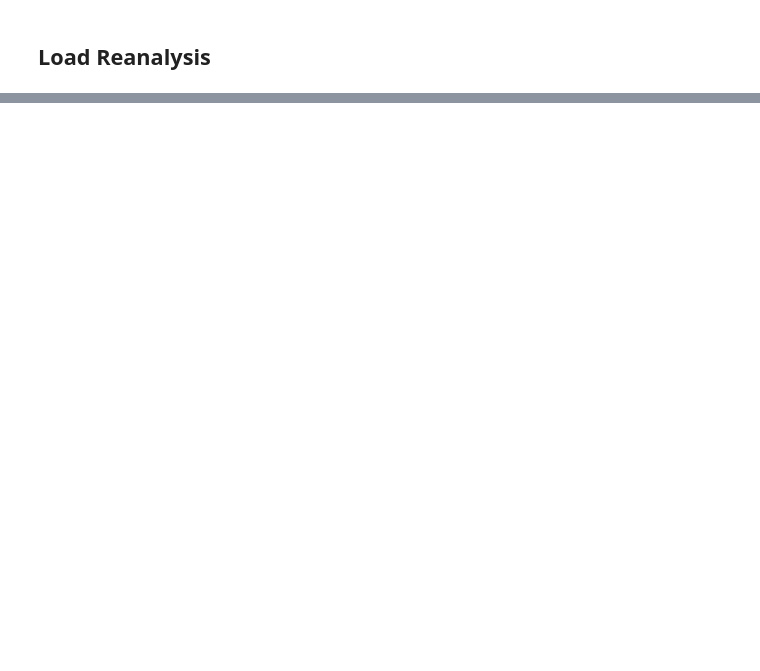
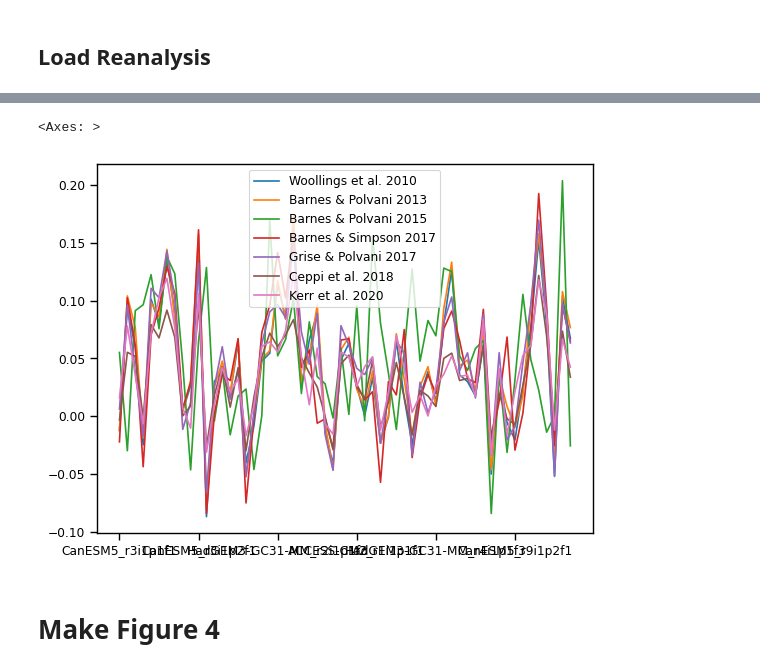
Before and after one commit to Thomasjkeel/uncertainty-in-npac-jet-shift, a Jupyter notebook: Figure_4.ipynb, the cells around one changed output, grey strips where cells are left out. Cells and saved outputs as stored; diff of their text form; code cells hidden in the pictures; blank space fills up the shorter version.

```diff
--- a/Figure_4.ipynb
+++ b/Figure_4.ipynb
@@ -393,0 +729,28 @@ ncepdoe2_npac_day_dict['Kerr2020_NorthPacific'] = pd.read_csv('/home/thomaskeel/
+# %%
+%%time
+## takes ~5.5 minutes on Intel i7-10750
+
+ssp585_djf_jet_lat_mean_dict = {}
+ssp585_mam_jet_lat_mean_dict = {}
+ssp585_jja_jet_lat_mean_dict = {}
+ssp585_son_jet_lat_mean_dict = {}
+
+ssp585_djf_jet_lat_trend_dict = {}
+ssp585_mam_jet_lat_trend_dict = {}
+ssp585_jja_jet_lat_trend_dict = {}
+ssp585_son_jet_lat_trend_dict = {}
+
+for metric in metric_names:
+    print(metric)
+    if metric == "Bracegirdle et al. 2018":
+        ## ignore because only calculated by annual scale
+        continue
+    ssp585_djf_jet_lat_mean_dict[metric] = all_df_npac_future_dataset[metric][all_df_npac_future_dataset[metric].index.month.isin([12, 1, 2])].mean()
+    ssp585_mam_jet_lat_mean_dict[metric] = all_df_npac_future_dataset[metric][all_df_npac_future_dataset[metric].index.month.isin([3, 4, 5])].mean()
+    ssp585_jja_jet_lat_mean_dict[metric] = all_df_npac_future_dataset[metric][all_df_npac_future_dataset[metric].index.month.isin([6, 7, 8])].mean()
+    ssp585_son_jet_lat_mean_dict[metric] = all_df_npac_future_dataset[metric][all_df_npac_future_dataset[metric].index.month.isin([9, 10, 11])].mean()
+
+    ssp585_djf_jet_lat_trend_dict[metric] = all_df_npac_future_dataset[metric][all_df_npac_future_dataset[metric].index.month.isin([12, 1, 2])].apply(lambda col: get_year_gradient_of_trend(pd.DataFrame(col), col.name), axis=0)
+    ssp585_mam_jet_lat_trend_dict[metric] = all_df_npac_future_dataset[metric][all_df_npac_future_dataset[metric].index.month.isin([3, 4, 5])].apply(lambda col: get_year_gradient_of_trend(pd.DataFrame(col), col.name), axis=0)
+    ssp585_jja_jet_lat_trend_dict[metric] = all_df_npac_future_dataset[metric][all_df_npac_future_dataset[metric].index.month.isin([6, 7, 8])].apply(lambda col: get_year_gradient_of_trend(pd.DataFrame(col), col.name), axis=0)
+    ssp585_son_jet_lat_trend_dict[metric] = all_df_npac_future_dataset[metric][all_df_npac_future_dataset[metric].index.month.isin([9, 10, 11])].apply(lambda col: get_year_gradient_of_trend(pd.DataFrame(col), col.name), axis=0)
@@ -393,0 +768,10 @@ ncepdoe2_npac_day_dict['Kerr2020_NorthPacific'] = pd.read_csv('/home/thomaskeel/
+# %%
+ssp585_djf_jet_lat_mean_df = pd.concat(ssp585_djf_jet_lat_mean_dict, axis=1)
+ssp585_mam_jet_lat_mean_df = pd.concat(ssp585_mam_jet_lat_mean_dict, axis=1)
+ssp585_jja_jet_lat_mean_df = pd.concat(ssp585_jja_jet_lat_mean_dict, axis=1)
+ssp585_son_jet_lat_mean_df = pd.concat(ssp585_son_jet_lat_mean_dict, axis=1)
+
+ssp585_djf_jet_lat_trend_df = pd.concat(ssp585_djf_jet_lat_trend_dict, axis=1)
+ssp585_mam_jet_lat_trend_df = pd.concat(ssp585_mam_jet_lat_trend_dict, axis=1)
+ssp585_jja_jet_lat_trend_df = pd.concat(ssp585_jja_jet_lat_trend_dict, axis=1)
+ssp585_son_jet_lat_trend_df = pd.concat(ssp585_son_jet_lat_trend_dict, axis=1)
@@ -393,0 +787,7 @@ ncepdoe2_npac_day_dict['Kerr2020_NorthPacific'] = pd.read_csv('/home/thomaskeel/
+# %%
+ssp585_djf_jet_lat_trend_df.plot()
+# %% [output]
+<Axes: >
+[figure, added]
+# %% [markdown]
+# Make Figure 4
```
Also changed, not shown: parts of 59 cells of this notebook.
